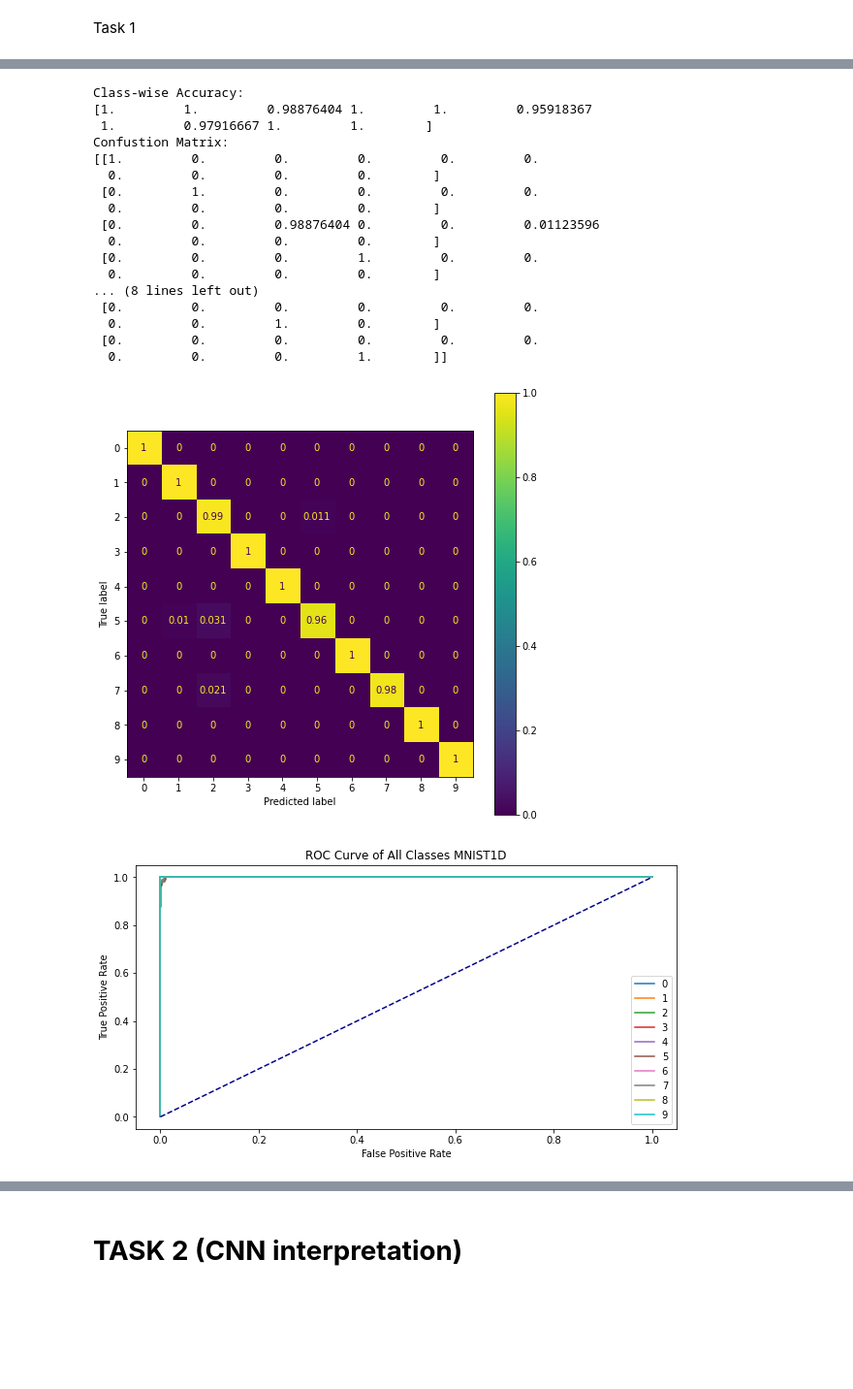
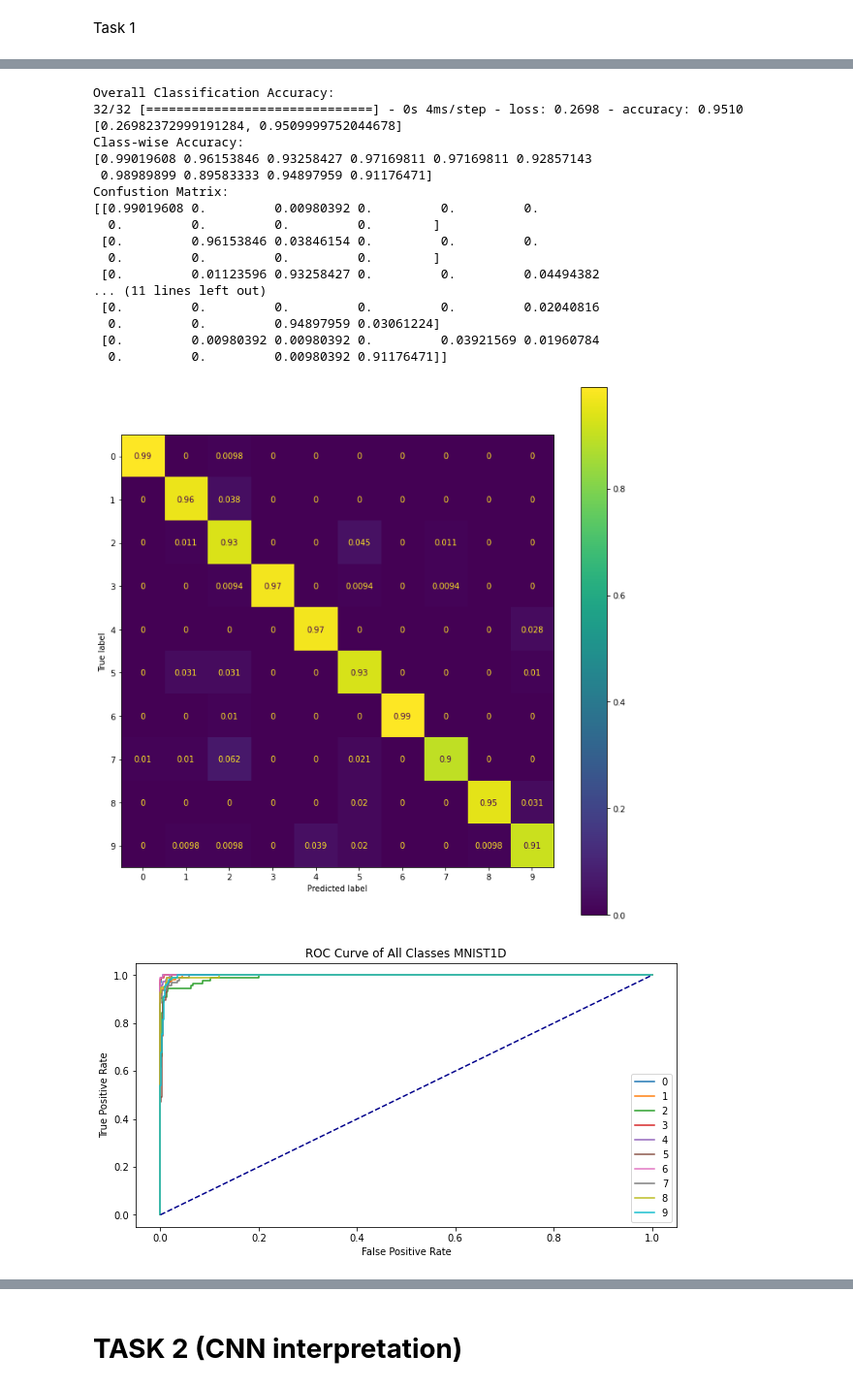
Before and after one commit to abarman123/ECE1512_2022W_ProjectRepo_Ayandev, a Jupyter notebook: MNIST1D_XAI.ipynb, the cells around one changed output, grey strips where cells are left out. Shown at 97% size. Saved outputs shown, nothing was run; the diff lists cells and outputs as text; code cells hidden in the pictures; blank space fills up the shorter version.

```diff
--- a/MNIST1D_XAI.ipynb
+++ b/MNIST1D_XAI.ipynb
@@ -29,7 +29,10 @@ Task 1
 from mnist1d_utils import *
 from tensorflow.keras import regularizers
 dataset = pickle.load(open('MNIST1D.pkl', 'rb'))
-x_test = dataset['x_test']
+x_test = np.expand_dims(dataset['x_test'], axis=-1)
 
 y_test = dataset['y_test']
-x_test = np.expand_dims(x_test, axis=-1)
+
+x_train=np.expand_dims(dataset['x'], axis=-1)
+
+y_train=dataset['y']
@@ -106,4 +99,4 @@ Overall Classification Accuracy:
 # %%
-history2 = model_mnist.fit(x_test, y_test, epochs=200, batch_size=10)
+history2=model_mnist.fit(x_train, y_train, validation_split=0.1, epochs=200)
 # %% [output]
 Epoch 1/200
@@ -131,20 +127,20 @@ Epoch 200/200
 # %%
-# Get predicted y data
+
 y_predict = np.argmax(model_mnist.predict(x_test), axis=-1)
-
-# Confusion matrix with class-wise accuracy
-
+print('Overall Classification Accuracy:')
+results = model_mnist.evaluate(x_test, y_test)
+print(results)
 conf_matrix = confusion_matrix(y_test, y_predict, normalize='true')
 model_accuracy = conf_matrix.diagonal()
 print('Class-wise Accuracy:')
 print(model_accuracy)
 
-# Plot confusion matrix
+# confusion matrix
 print('Confustion Matrix:')
 print(conf_matrix)
 labels = ['0','1','2','3','4','5','6','7','8','9']
 ConfMat = metrics.ConfusionMatrixDisplay(confusion_matrix=conf_matrix, display_labels=labels)
-fig, ax = plt.subplots(figsize=(8, 8))
+fig, ax = plt.subplots(figsize=(12, 12))
 ConfMat.plot(ax=ax)
 
 # ROC curve and AUC data
@@ -153,7 +149,7 @@ mnist_fp = dict()
 mnist_tp = dict()
 mnist_auc = dict()
 
-# Binarize actual output (y_test) data
+
 
 y_test_bin = label_binarize(y_test, classes=[0,1,2,3,4,5,6,7,8,9])
 number_classes = 10
@@ -162,46 +158,46 @@ plt.figure(figsize=(10,5))
 for i in range(number_classes):
   mnist_fp[i], mnist_tp[i], _ = roc_curve(y_test_bin[:,i], mnist_prob[:,i])
   mnist_auc[i] = roc_auc_score(y_test_bin[:,i], mnist_prob[:,i])
   plt.plot(mnist_fp[i], mnist_tp[i], label=labels[i])
 plt.plot([0,1], [0,1], color='darkblue', linestyle='--')
 plt.xlabel('False Positive Rate')
 plt.ylabel('True Positive Rate')
 plt.title('ROC Curve of All Classes MNIST1D')
 plt.legend()
 plt.show()
 print('AUC scores for each class:')
 print(mnist_auc)
 
 # Class-wise report for precision, recall and f1-score
 print('Classification Report')
 mnist_classification = classification_report(y_test, y_predict)
 print(mnist_classification)
 
 # precision, recall and f1-score
 mnist_precision = metrics.precision_score(y_test, y_predict, average='macro')
 print('Precision:', mnist_precision)
 mnist_recall = metrics.recall_score(y_test, y_predict, average='macro', zero_division=0)
 print(' Recall:', mnist_recall)
 F1 = 2 * (mnist_precision * mnist_recall) / (mnist_precision + mnist_recall)
 print(' F-1 Score:', F1)
 # %% [output]
+Overall Classification Accuracy:
+32/32 [==============================] - 0s 4ms/step - loss: 0.2698 - accuracy: 0.9510
+[0.26982372999191284, 0.9509999752044678]
 Class-wise Accuracy:
-[1.         1.         0.98876404 1.         1.         0.95918367
- 1.         0.97916667 1.         1.        ]
+[0.99019608 0.96153846 0.93258427 0.97169811 0.97169811 0.92857143
+ 0.98989899 0.89583333 0.94897959 0.91176471]
 Confustion Matrix:
-[[1.         0.         0.         0.         0.         0.
+[[0.99019608 0.         0.00980392 0.         0.         0.
   0.         0.         0.         0.        ]
- [0.         1.         0.         0.         0.         0.
+ [0.         0.96153846 0.03846154 0.         0.         0.
   0.         0.         0.         0.        ]
- [0.         0.         0.98876404 0.         0.         0.01123596
-  0.         0.         0.         0.        ]
- [0.         0.         0.         1.         0.         0.
-  0.         0.         0.         0.        ]
-... (8 lines left out)
- [0.         0.         0.         0.         0.         0.
-  0.         0.         1.         0.        ]
- [0.         0.         0.         0.         0.         0.
-  0.         0.         0.         1.        ]]
+ [0.         0.01123596 0.93258427 0.         0.         0.04494382
+... (11 lines left out)
+ [0.         0.         0.         0.         0.         0.02040816
+  0.         0.         0.94897959 0.03061224]
+ [0.         0.00980392 0.00980392 0.         0.03921569 0.01960784
+  0.         0.         0.00980392 0.91176471]]
-[figure, old version]
+[figure, new version]
-[figure, old version]
+[figure, new version]
 AUC scores for each class:
```
Also changed, not shown: parts of 25 cells of this notebook.
